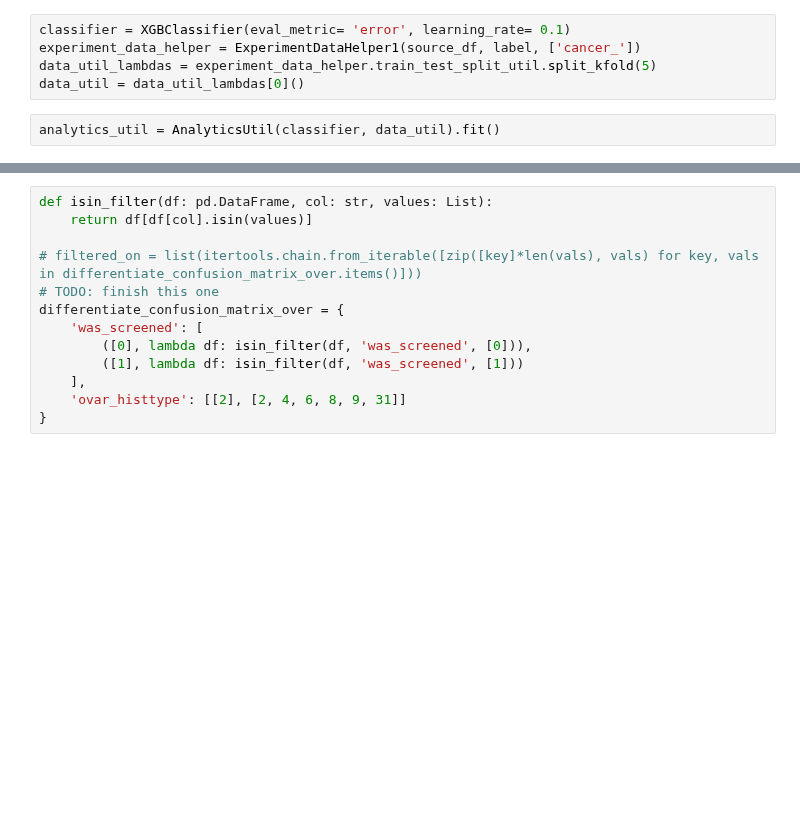
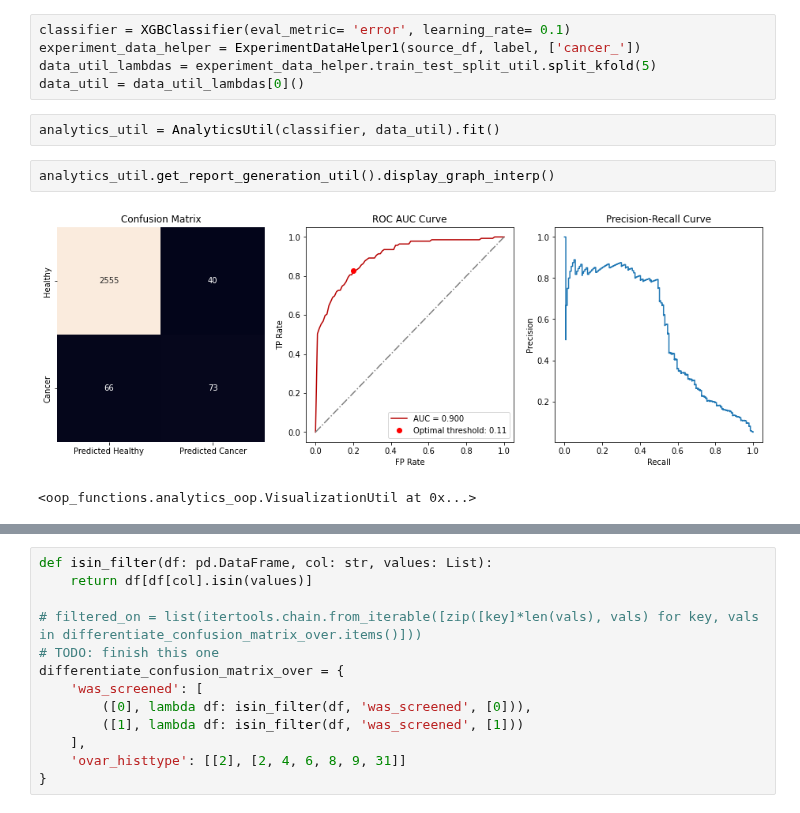
Before and after one commit to fedorenkood/ovarian_cancer_models, a Jupyter notebook: testing.ipynb, the cells around one changed output, grey strips where cells are left out. Saved outputs shown, nothing was run; the diff lists cells and outputs as text; blank space fills up the shorter version.

```diff
--- a/testing.ipynb
+++ b/testing.ipynb
@@ -21,6 +21,11 @@ data_util_lambdas = experiment_data_helper.train_test_split_util.split_kfold(5)
 data_util = data_util_lambdas[0]()
 # %%
 analytics_util = AnalyticsUtil(classifier, data_util).fit()
+# %%
+analytics_util.get_report_generation_util().display_graph_interp()
+# %% [output]
+[figure, added]
+<oop_functions.analytics_oop.VisualizationUtil at 0x...>
 # %%
 analytics_util.get_report_generation_util().display_graph()
 # %% [output]
```
Also changed, not shown: parts of 8 cells of this notebook, 1 other file.
